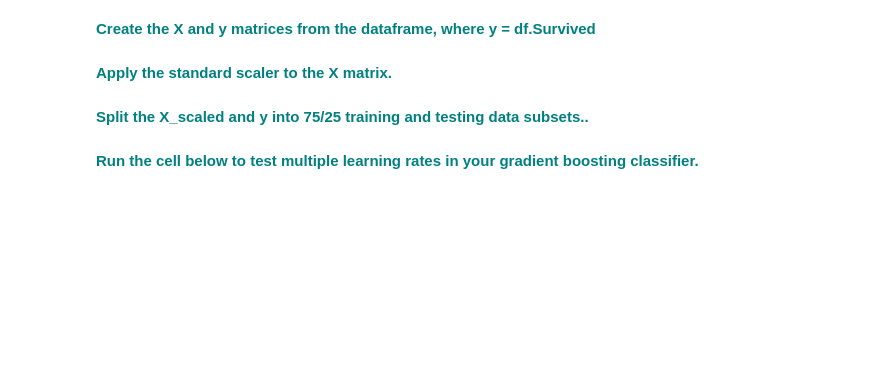
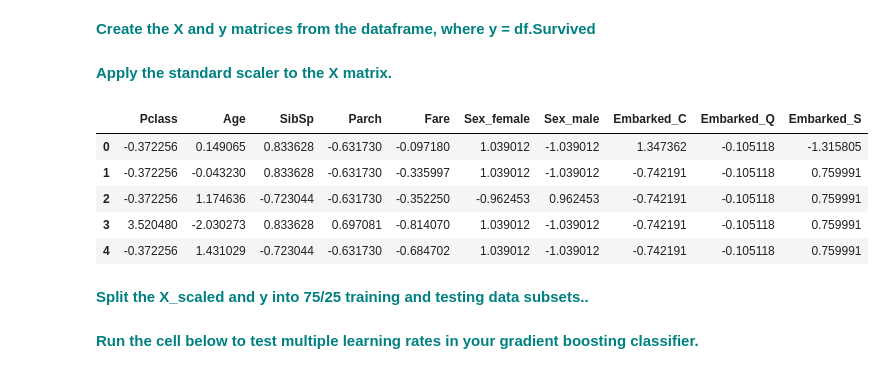
Before and after one commit to ashleyjtoth/statistics-and-ML-case-studies, a Jupyter notebook: Gradient_Boosting_Case_Study/Gradient Boosting Case Study.ipynb, the cells around one changed output. Cells and saved outputs as stored; diff of their text form; code cells hidden in the pictures; blank space fills up the shorter version.

```diff
--- a/Gradient_Boosting_Case_Study/Gradient Boosting Case Study.ipynb
+++ b/Gradient_Boosting_Case_Study/Gradient Boosting Case Study.ipynb
@@ -130,2 +127,12 @@ Hint: in this case you can use [dropna()](https://pandas.pydata.org/pandas-docs/
 # %% [markdown]
 **<font color='teal'>Print the levels of the categorical data using 'select_dtypes'. </font>**
+# %%
+#print(df.dtypes)
+dfo = df.select_dtypes(include = 'object')
+dfo.shape
+
+#get levels for all variables
+vn = pd.DataFrame(dfo.nunique()).reset_index()
+vn.columns = ['VarName', 'LevelsCount']
+vn.sort_values(by='LevelsCount', ascending =False)
+vn
@@ -145,8 +179,21 @@ y =
+# %%
+X = df.drop('Survived', axis = 1)
+y = df.Survived
 # %% [markdown]
 **<font color='teal'>Apply the standard scaler to the X matrix.</font>**
 # %%
 scaler = preprocessing.StandardScaler().fit(X)
-X_scaled =
+X_scaled = scaler.transform(X)
+
+standard_df = pd.DataFrame(X_scaled, columns = X.columns)
+standard_df.head()
+# %% [output]
+|  | Pclass | Age | SibSp | Parch | Fare | Sex_female | Sex_male | Embarked_C | Embarked_Q | Embarked_S |
+| 0 | -0.372256 | 0.149065 | 0.833628 | -0.631730 | -0.097180 | 1.039012 | -1.039012 | 1.347362 | -0.105118 | -1.315805 |
+| 1 | -0.372256 | -0.043230 | 0.833628 | -0.631730 | -0.335997 | 1.039012 | -1.039012 | -0.742191 | -0.105118 | 0.759991 |
+| 2 | -0.372256 | 1.174636 | -0.723044 | -0.631730 | -0.352250 | -0.962453 | 0.962453 | -0.742191 | -0.105118 | 0.759991 |
+| 3 | 3.520480 | -2.030273 | 0.833628 | 0.697081 | -0.814070 | 1.039012 | -1.039012 | -0.742191 | -0.105118 | 0.759991 |
+| 4 | -0.372256 | 1.431029 | -0.723044 | -0.631730 | -0.684702 | 1.039012 | -1.039012 | -0.742191 | -0.105118 | 0.759991 |
 # %% [markdown]
 **<font color='teal'>Split the X_scaled and y into 75/25 training and testing data subsets..</font>**
 # %%
```
Also changed, not shown: parts of 16 cells of this notebook.
